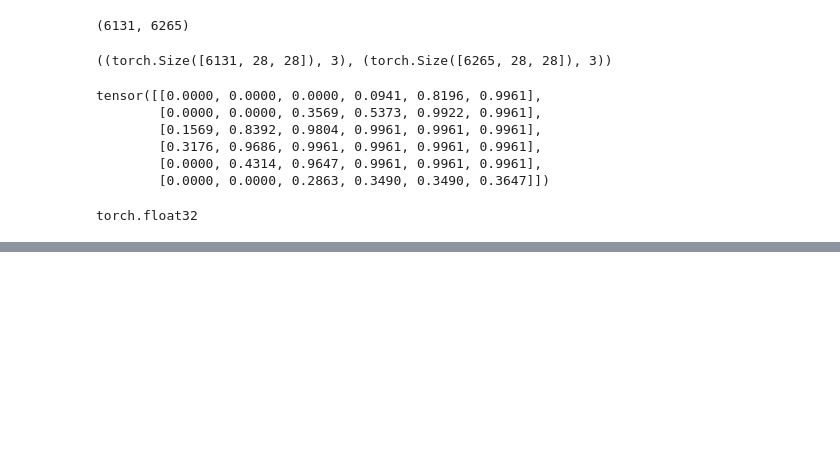
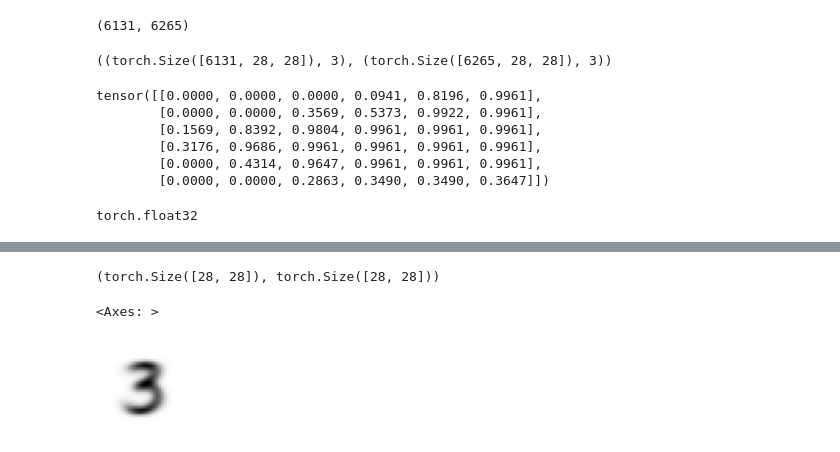
Before and after one commit to CodeWithOz/fastai-deep-learn-coders, a Jupyter notebook: ch_04_mnist_self.ipynb, the cells around one changed output, grey strips where cells are left out. Drawn from its saved outputs; the diff is of its cells as text; code cells hidden in the pictures; blank space fills up the shorter version.

```diff
--- a/ch_04_mnist_self.ipynb
+++ b/ch_04_mnist_self.ipynb
@@ -152,0 +161,12 @@ torch.float32
+# %%
+ideal_3 = stacked_train_3.mean(0)
+ideal_7 = stacked_train_7.mean(0)
+
+ideal_3.shape, ideal_7.shape
+# %% [output]
+(torch.Size([28, 28]), torch.Size([28, 28]))
+# %%
+show_image(ideal_3)
+# %% [output]
+<Axes: >
+[figure, added]
```
Also changed, not shown: parts of 4 cells of this notebook.
